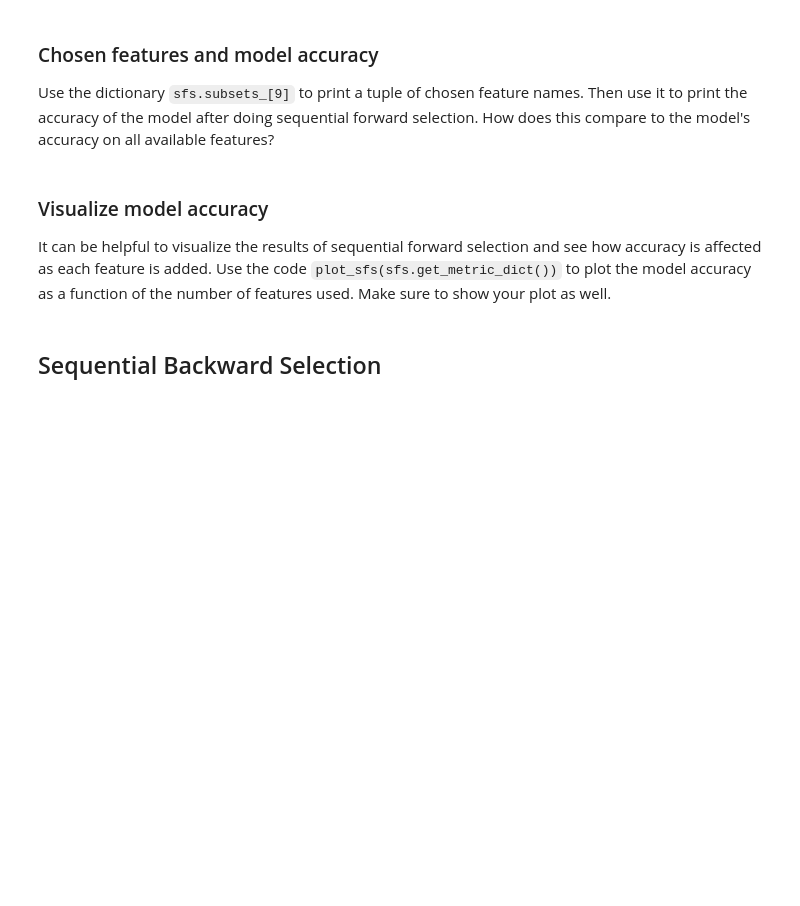
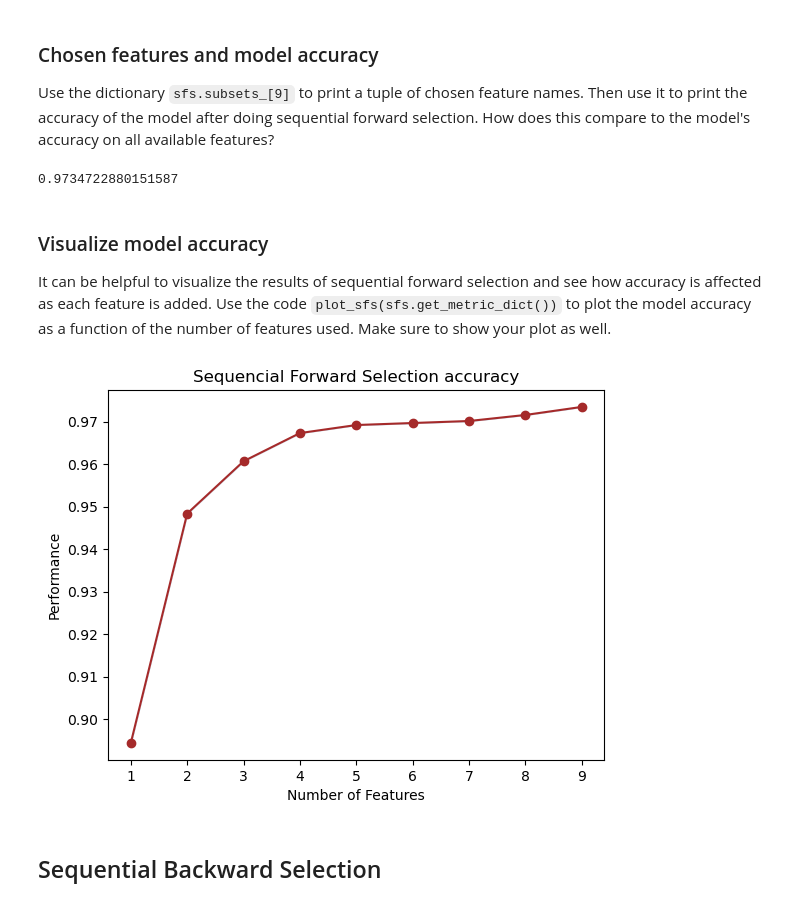
Before and after one commit to cacaprog/learning-projects, a Jupyter notebook: wrapper_methods_project/wrapper_method_starter.ipynb, the cells around one changed output. Saved outputs shown, nothing was run; the diff lists cells and outputs as text; code cells hidden in the pictures; blank space fills up the shorter version.

```diff
--- a/wrapper_methods_project/wrapper_method_starter.ipynb
+++ b/wrapper_methods_project/wrapper_method_starter.ipynb
@@ -53,7 +201,11 @@ In order to use a linear regression model, you'll need to split the data into tw
 ### Logistic regression model
 
 Create a logistic regression model called `lr`. Include the parameter `max_iter=1000` to make sure that the model will converge when you try to fit it.
+# %%
+lr = LogisticRegression(max_iter=1000)
 # %% [markdown]
 ### Fit the model
 
 Use the `.fit()` method on `lr` to fit the model to `X` and `y`.
+# %%
+lr.fit(X, y)
@@ -69,7 +227,16 @@ Now that you've created a logistic regression model and evaluated its performanc
 Create a sequential forward selection model called `sfs`.
 * Be sure to set the `estimator` parameter to `lr` and set the `forward` and `floating` parameters to the appropriate values.
 * Also use the parameters `k_features=9`, `scoring='accuracy'`, and `cv=0`.
+# %%
+sfs = SFS(lr,
+          k_features = 9,
+          forward=True,
+          floating=False,
+          scoring='accuracy',
+          cv=0)
 # %% [markdown]
 ### Fit the model
 
 Use the `.fit()` method on `sfs` to fit the model to `X` and `y`. This step will take some time (not more than a minute) to run.
+# %%
+sfs.fit(X, y)
@@ -81,10 +266,20 @@ Now that you've run the sequential forward selection algorithm on the logistic r
 ### Chosen features and model accuracy
 
 Use the dictionary `sfs.subsets_[9]` to print a tuple of chosen feature names. Then use it to print the accuracy of the model after doing sequential forward selection. How does this compare to the model's accuracy on all available features?
+# %%
+sfs.subsets_[9]['avg_score']
+# %% [output]
+0.9734722880151587
 # %% [markdown]
 ### Visualize model accuracy
 
 It can be helpful to visualize the results of sequential forward selection and see how accuracy is affected as each feature is added. Use the code `plot_sfs(sfs.get_metric_dict())` to plot the model accuracy as a function of the number of features used. Make sure to show your plot as well.
+# %%
+plot_sfs(sfs.get_metric_dict(), color='brown')
+plt.title('Sequencial Forward Selection accuracy')
+plt.show()
+# %% [output]
+[figure, added]
 # %% [markdown]
 ## Sequential Backward Selection
 # %% [markdown]
```
Also changed, not shown: parts of 37 cells of this notebook, 1 other file.
